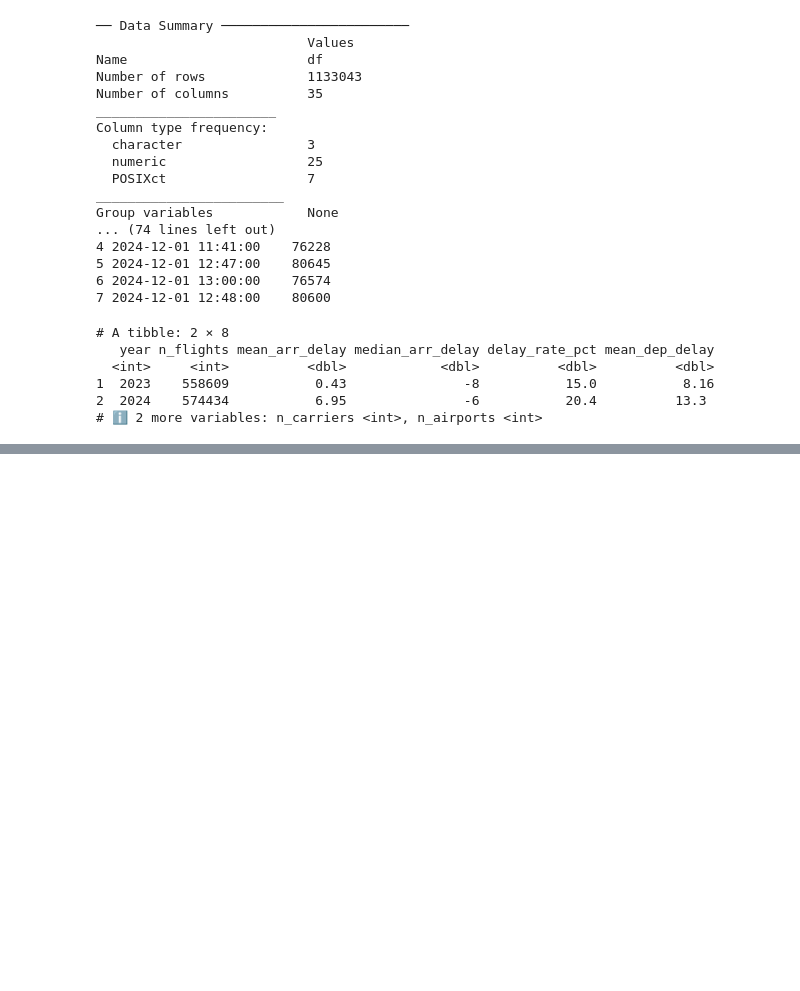
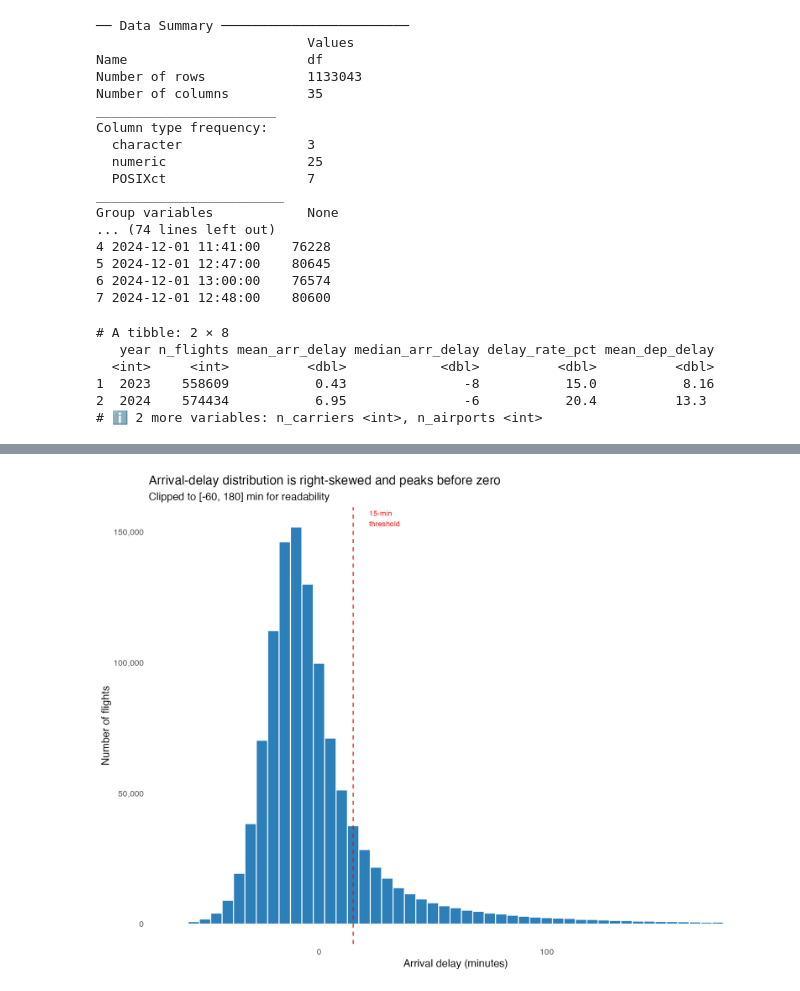
Before and after one commit to itsnabbyyyz/US-flight-delay-prediction, a Jupyter notebook: flight_delay_analysis.ipynb, the cells around one changed output, grey strips where cells are left out. Cells and saved outputs as stored; diff of their text form; code cells hidden in the pictures; blank space fills up the shorter version.

```diff
--- a/flight_delay_analysis.ipynb
+++ b/flight_delay_analysis.ipynb
@@ -204,0 +421,31 @@ df %>%
+# %%
+#  - drop the two constant columns (month, flights);
+#  - derive the binary classification target;
+#  - extract scheduled departure hour and a time-of-day band;
+#  - add a weekend flag and human-readable weekday labels;
+#  - construct a route identifier;
+#  - set year and day_of_week as ordered factors for clean plotting.
+
+weekday_labels <- c("Mon", "Tue", "Wed", "Thu", "Fri", "Sat", "Sun")
+
+df_clean <- df |>
+  select(-month, -flights) |>                       # remove zero-information columns
+  mutate(
+    year        = factor(year),
+    dep_hour    = as.integer(format(crs_dep_time, "%H")),
+    time_of_day = cut(dep_hour,
+                      breaks = c(-1, 5, 11, 16, 20, 24),
+                      labels = c("Overnight (0-5)", "Morning (6-11)",
+                                 "Afternoon (12-16)", "Evening (17-20)",
+                                 "Late (21-23)")),
+    weekday     = factor(weekday_labels[day_of_week], levels = weekday_labels),
+    is_weekend  = day_of_week %in% c(6, 7),
+    route       = paste(origin, dest, sep = "-"),
+    # Classification target: significant arrival delay (> 15 minutes).
+    is_delayed  = factor(if_else(arr_delay > 15, "Delayed", "OnTime"),
+                         levels = c("OnTime", "Delayed"))
+  )
+
+cat("Cleaned dataset:", nrow(df_clean), "rows x", ncol(df_clean), "columns\n")
+glimpse(df_clean |> select(year, dep_hour, time_of_day, weekday, is_weekend,
+                           route, arr_delay, is_delayed))
@@ -204,0 +489,13 @@ df %>%
+# %%
+ggplot(filter(df_clean, arr_delay >= -60, arr_delay <= 180),
+       aes(arr_delay)) +
+  geom_histogram(binwidth = 5, fill = report_fill, colour = "white") +
+  geom_vline(xintercept = 15, linetype = "dashed", colour = "red") +
+  annotate("text", x = 22, y = Inf, label = "15-min\nthreshold",
+           colour = "red", hjust = 0, vjust = 1.2, size = 3) +
+  scale_y_continuous(labels = comma) +
+  labs(title = "Arrival-delay distribution is right-skewed and peaks before zero",
+       subtitle = "Clipped to [-60, 180] min for readability",
+       x = "Arrival delay (minutes)", y = "Number of flights")
+# %% [output]
+[figure, added]
```
Also changed, not shown: parts of 25 cells of this notebook.
